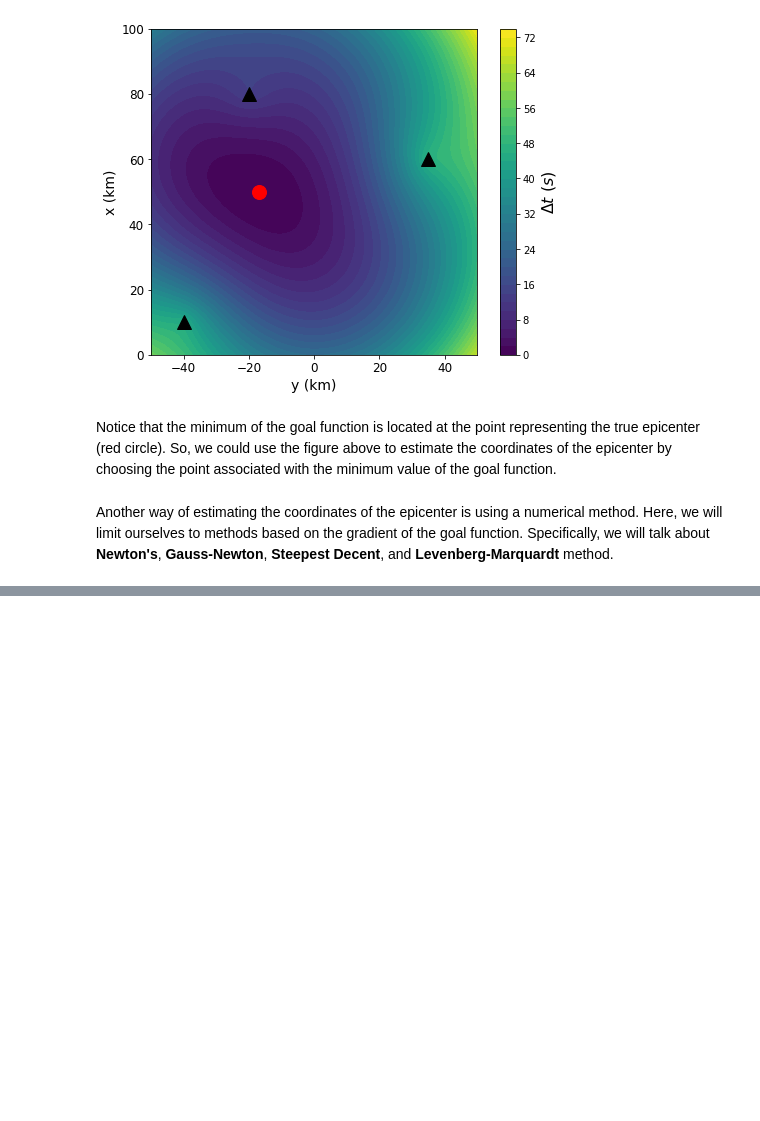
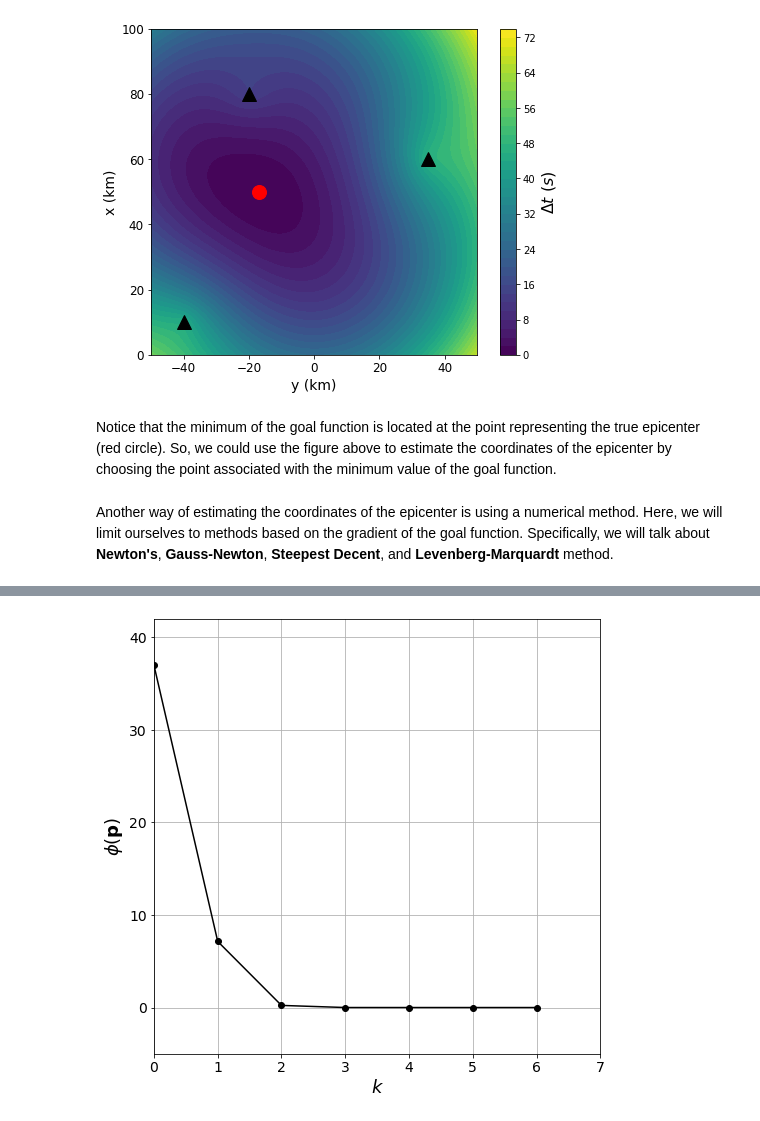
Before and after one commit to birocoles/Disciplina-metodos-computacionais, a Jupyter notebook: Content/epicenter.ipynb, the cells around one changed output, grey strips where cells are left out. Cells and saved outputs as stored; diff of their text form; code cells hidden in the pictures; blank space fills up the shorter version.

```diff
--- a/Content/epicenter.ipynb
+++ b/Content/epicenter.ipynb
@@ -564,0 +699,10 @@ After estimating the epicenter by using these methods, use the [Auxiliary functi
+# %%
+# coordinates of the seismic stations in km
+x = np.array([10., 80., 60.])
+
+y = np.array([-40., -20., 35.])
+
+stations = np.vstack([x, y]).T
+# %%
+# observed-data vector
+dobs = predicted_dt(p_true, [vp, vs, x, y])
@@ -564,0 +741,5 @@ After estimating the epicenter by using these methods, use the [Auxiliary functi
+# %%
+# plot the goal function values at each iteration
+plot_goal_function_iterations(phi_list, filename='epicenter_figs/convergence_Newton.png')
+# %% [output]
+[figure, added]
```
Also changed, not shown: parts of 70 cells of this notebook, 11 other files.
